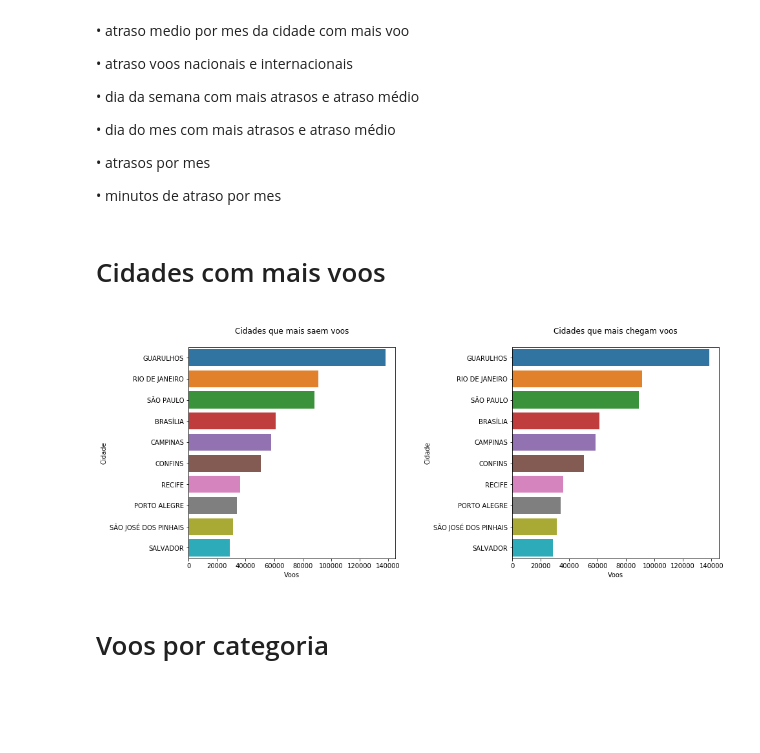
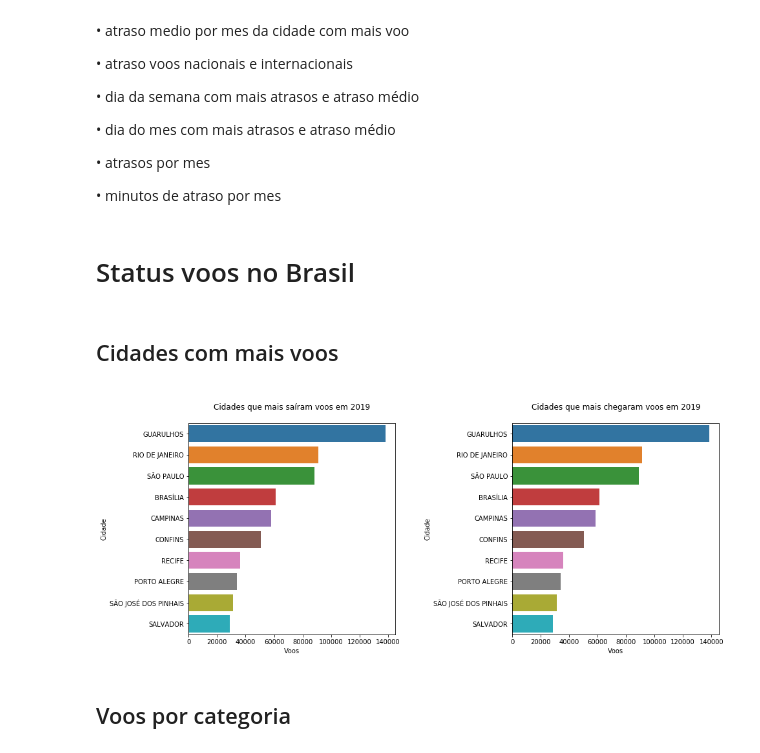
Before and after one commit to matheuslavado/flights-brazil, a Jupyter notebook: flights_brazil_analysis.ipynb, the cells around one changed output. Saved outputs shown, nothing was run; the diff lists cells and outputs as text; code cells hidden in the pictures; blank space fills up the shorter version.

```diff
--- a/flights_brazil_analysis.ipynb
+++ b/flights_brazil_analysis.ipynb
@@ -56,28 +56,33 @@ data.head()
 • atrasos por mes
 
 • minutos de atraso por mes
+# %% [markdown]
+# Status voos no Brasil
 # %% [markdown]
-# Cidades com mais voos
+## Cidades com mais voos
 # %%
+# Foram considerados os 10 maiores valores
+
+
 maissaivoo = data[['cidade_origem','dia']].groupby('cidade_origem').count().sort_values(by = 'dia', ascending = False).reset_index().head(10)
 maischegavoo = data[['cidade_destino','dia']].groupby('cidade_destino').count().sort_values(by = 'dia', ascending = False).reset_index().head(10)
 
 fig, ax = plt.subplots(1,2, figsize = (16, 9))
 fig.tight_layout(pad = 15)
 
 sns.barplot(y = 'cidade_origem', x = 'dia', data = maissaivoo, ax = ax[0])
 ax[0].set_xlabel('Voos')
 ax[0].set_ylabel('Cidade')
-ax[0].set_title('\nCidades que mais saem voos\n')
+ax[0].set_title('\nCidades que mais saíram voos em 2019\n')
 
 sns.barplot(y = 'cidade_destino', x ='dia', data = maischegavoo, ax = ax[1])
 ax[1].set_xlabel('Voos')
 ax[1].set_ylabel('Cidade')
-ax[1].set_title('\nCidades que mais chegam voos\n');
+ax[1].set_title('\nCidades que mais chegaram voos em 2019\n');
 # %% [output]
-[figure, old version]
+[figure, new version]
 # %% [markdown]
-# Voos por categoria
+## Voos por categoria
 # %%
 # data possui uma categoria errada ("E"), irá ser dropada para a análise
 index = data[data['cd_tipo_linha'] == 'E'].index[0]
```
Also changed, not shown: parts of 30 cells of this notebook.
